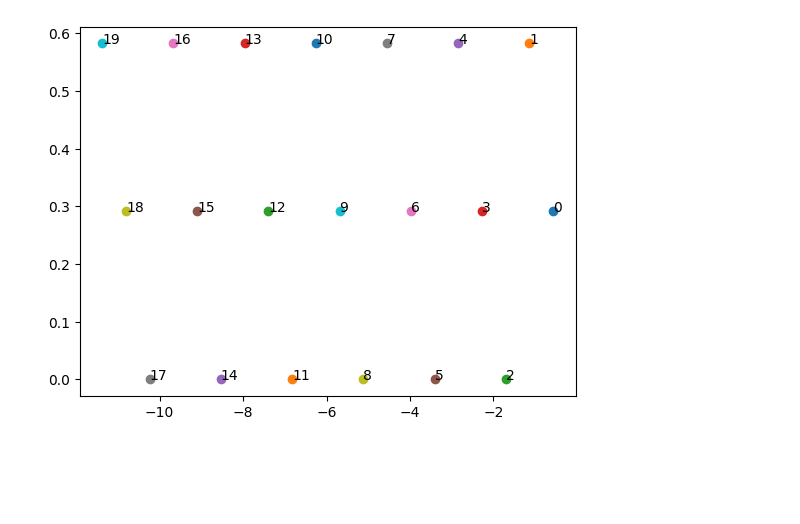
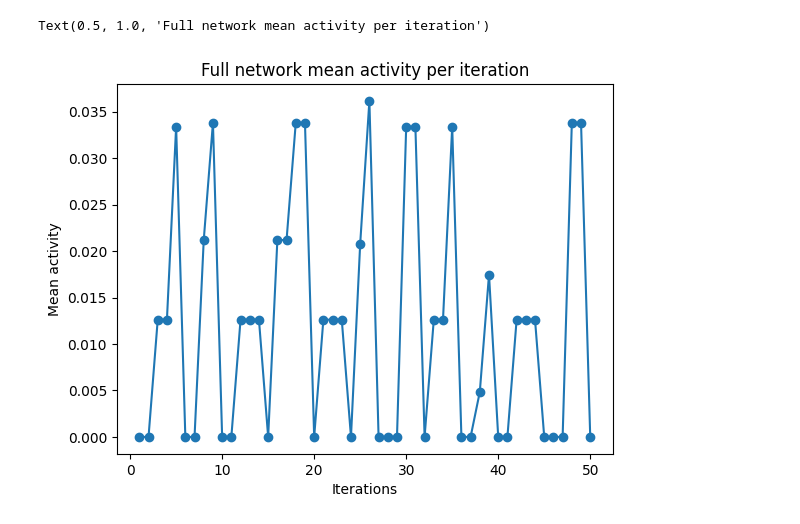
Before and after one commit to Mod4NeuCog/lif-neuron-lgoupil, a Jupyter notebook: IF_or_sig_netowrk.ipynb, the cells around one changed output. Drawn from its saved outputs; the diff is of its cells as text; code cells hidden in the pictures; blank space fills up the shorter version.

```diff
--- a/IF_or_sig_netowrk.ipynb
+++ b/IF_or_sig_netowrk.ipynb
@@ -78,23 +96,35 @@ class Network:
                 flow = self.layers[i+1].compute(flow)
         return flow
 # %%
+def flatten(l):     # To flatten a list
+    return [item for sublist in l for item in sublist]
+
 nb_inputs = 10
-nb_outputs = 2
+nb_outputs = 1
 sigmoid_type = False                                 # If the neurons are sigmoid type or not
 threshold = 0.7
-iterations = 20
+iterations = 50
+min_weight = -1
+max_weight = 1
 
-model = Network(nb_inputs, nb_outputs)              # Create the network
+model = Network(nb_inputs, nb_outputs, (min_weight, max_weight))              # Create the network
+model.add_layer(16, sigmoid=False, threshold=threshold)
 model.add_layer(nb_outputs, sigmoid=False, threshold=threshold)   # We have to manually add the last layer
-
 model.build_weights()                               # Build the weight matrices
 
 x = np.linspace(0, 2*np.pi, nb_inputs)
-input_array = np.sin(x)
+input_array = 0.5*np.sin(x)
+output_array = np.zeros(iterations)
+mean_activity = np.zeros(iterations)
 
 for i in range(iterations):
-    output_array = model.forward_pass(input_array)
-    plt.scatter(output_array[0], output_array[1])
-    plt.text(output_array[0], output_array[1], i)
+    output_array[i] = model.forward_pass(input_array)
+    activity_i = flatten(model.get_activity())
+    mean_activity[i] = np.mean(activity_i)
+plt.plot(np.arange(iterations)+1, mean_activity, marker="o")
+plt.xlabel("Iterations")
+plt.ylabel("Mean activity")
+plt.title("Full network mean activity per iteration")
 # %% [output]
+Text(0.5, 1.0, 'Full network mean activity per iteration')
-[figure, old version]
+[figure, new version]
```
Also changed, not shown: parts of 6 cells of this notebook, 1 other file.
